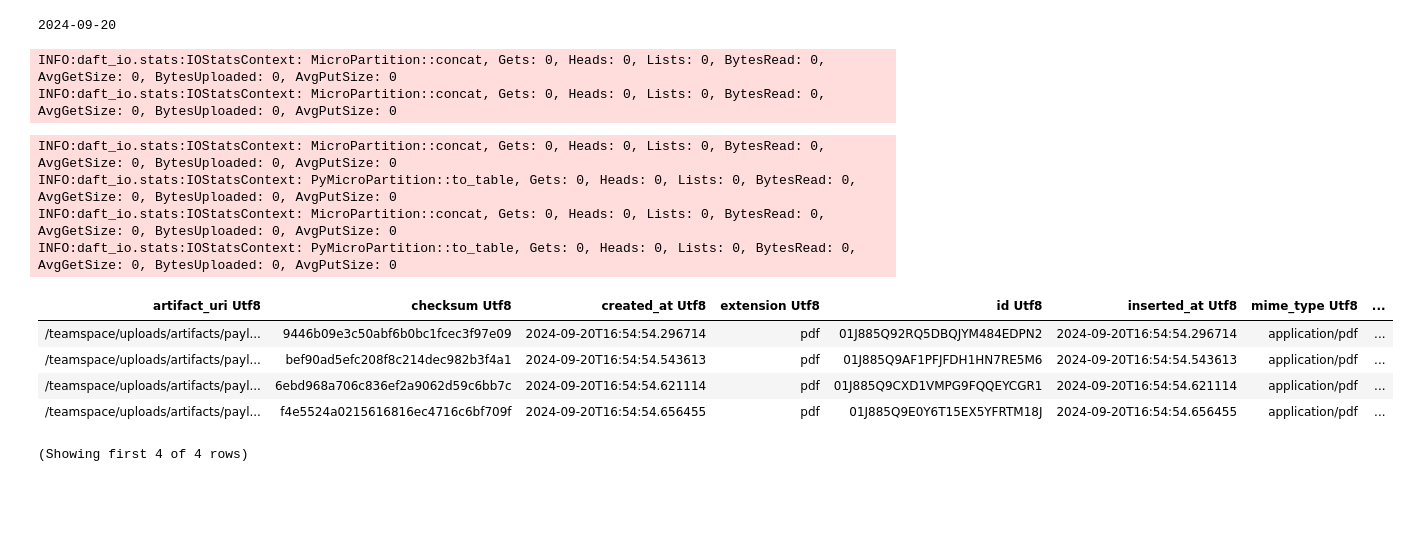
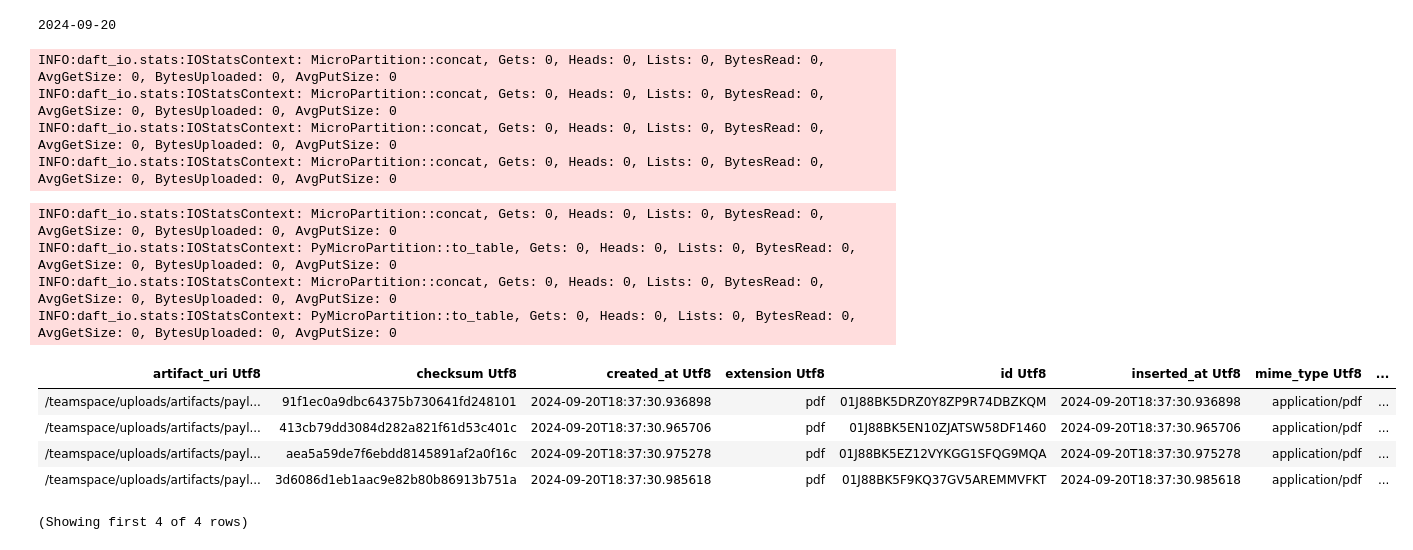
Before and after one commit to Dratos-com/dratos, a Jupyter notebook: examples/notebooks/chat_example.ipynb, the cells around one changed output. Saved outputs shown, nothing was run; the diff lists cells and outputs as text; code cells hidden in the pictures; blank space fills up the shorter version.

Commit message:
chat example running

```diff
--- a/examples/notebooks/chat_example.ipynb
+++ b/examples/notebooks/chat_example.ipynb
@@ -70,25 +72,37 @@ print(str(today))
 # %% [output]
 2024-09-20
 # %%
+artifact_repository = f"/teamspace/uploads/artifacts/payloads/{str(today)}/"
+
 papers = Artifact(files=[
     "/teamspace/studios/this_studio/beta/examples/data/Papers/2401.05459v2.pdf",
     "/teamspace/studios/this_studio/beta/examples/data/Papers/2401.18059.pdf",
     "/teamspace/studios/this_studio/beta/examples/data/Papers/2402.01680v2.pdf",
     "/teamspace/studios/this_studio/beta/examples/data/Papers/2402.01968v1.pdf"
-], uri_prefix=f"/teamspace/uploads/artifacts/payloads/{str(today)}/")
+], uri_prefix=artifact_repository)
+
+br_23_earnings = Artifact(files=[
+    "/teamspace/studios/this_studio/beta/examples/data/Blackrock_23_Earnings/BLK 1Q23 Earnings Release.pdf",
+    "/teamspace/studios/this_studio/beta/examples/data/Blackrock_23_Earnings/BLK 2Q23 Earnings Release.pdf",
+    "/teamspace/studios/this_studio/beta/examples/data/Blackrock_23_Earnings/BLK 3Q23 Earnings Release.pdf",
+    "/teamspace/studios/this_studio/beta/examples/data/Blackrock_23_Earnings/BLK 4Q23 Earnings Release.pdf"
+], uri_prefix=artifact_repository)
 # %% [output]
 INFO:daft_io.stats:IOStatsContext: MicroPartition::concat, Gets: 0, Heads: 0, Lists: 0, BytesRead: 0, AvgGetSize: 0, BytesUploaded: 0, AvgPutSize: 0
 INFO:daft_io.stats:IOStatsContext: MicroPartition::concat, Gets: 0, Heads: 0, Lists: 0, BytesRead: 0, AvgGetSize: 0, BytesUploaded: 0, AvgPutSize: 0
+INFO:daft_io.stats:IOStatsContext: MicroPartition::concat, Gets: 0, Heads: 0, Lists: 0, BytesRead: 0, AvgGetSize: 0, BytesUploaded: 0, AvgPutSize: 0
+INFO:daft_io.stats:IOStatsContext: MicroPartition::concat, Gets: 0, Heads: 0, Lists: 0, BytesRead: 0, AvgGetSize: 0, BytesUploaded: 0, AvgPutSize: 0
 # %%
 papers.df.collect()
+br_23_earnings.df.collect()
 # %% [output]
 INFO:daft_io.stats:IOStatsContext: MicroPartition::concat, Gets: 0, Heads: 0, Lists: 0, BytesRead: 0, AvgGetSize: 0, BytesUploaded: 0, AvgPutSize: 0
 INFO:daft_io.stats:IOStatsContext: PyMicroPartition::to_table, Gets: 0, Heads: 0, Lists: 0, BytesRead: 0, AvgGetSize: 0, BytesUploaded: 0, AvgPutSize: 0
 INFO:daft_io.stats:IOStatsContext: MicroPartition::concat, Gets: 0, Heads: 0, Lists: 0, BytesRead: 0, AvgGetSize: 0, BytesUploaded: 0, AvgPutSize: 0
 INFO:daft_io.stats:IOStatsContext: PyMicroPartition::to_table, Gets: 0, Heads: 0, Lists: 0, BytesRead: 0, AvgGetSize: 0, BytesUploaded: 0, AvgPutSize: 0
 | artifact_uri Utf8 | checksum Utf8 | created_at Utf8 | extension Utf8 | id Utf8 | inserted_at Utf8 | mime_type Utf8 | ... |
-| /teamspace/uploads/artifacts/payl... | 9446b09e3c50abf6b0bc1fcec3f97e09 | 2024-09-20T16:54:54.296714 | pdf | 01J885Q92RQ5DBQJYM484EDPN2 | 2024-09-20T16:54:54.296714 | application/pdf | ... |
-| /teamspace/uploads/artifacts/payl... | bef90ad5efc208f8c214dec982b3f4a1 | 2024-09-20T16:54:54.543613 | pdf | 01J885Q9AF1PFJFDH1HN7RE5M6 | 2024-09-20T16:54:54.543613 | application/pdf | ... |
-| /teamspace/uploads/artifacts/payl... | 6ebd968a706c836ef2a9062d59c6bb7c | 2024-09-20T16:54:54.621114 | pdf | 01J885Q9CXD1VMPG9FQQEYCGR1 | 2024-09-20T16:54:54.621114 | application/pdf | ... |
-| /teamspace/uploads/artifacts/payl... | f4e5524a0215616816ec4716c6bf709f | 2024-09-20T16:54:54.656455 | pdf | 01J885Q9E0Y6T15EX5YFRTM18J | 2024-09-20T16:54:54.656455 | application/pdf | ... |
+| /teamspace/uploads/artifacts/payl... | 91f1ec0a9dbc64375b730641fd248101 | 2024-09-20T18:37:30.936898 | pdf | 01J88BK5DRZ0Y8ZP9R74DBZKQM | 2024-09-20T18:37:30.936898 | application/pdf | ... |
+| /teamspace/uploads/artifacts/payl... | 413cb79dd3084d282a821f61d53c401c | 2024-09-20T18:37:30.965706 | pdf | 01J88BK5EN10ZJATSW58DF1460 | 2024-09-20T18:37:30.965706 | application/pdf | ... |
+| /teamspace/uploads/artifacts/payl... | aea5a59de7f6ebdd8145891af2a0f16c | 2024-09-20T18:37:30.975278 | pdf | 01J88BK5EZ12VYKGG1SFQG9MQA | 2024-09-20T18:37:30.975278 | application/pdf | ... |
+| /teamspace/uploads/artifacts/payl... | 3d6086d1eb1aac9e82b80b86913b751a | 2024-09-20T18:37:30.985618 | pdf | 01J88BK5F9KQ37GV5AREMMVFKT | 2024-09-20T18:37:30.985618 | application/pdf | ... |
 (Showing first 4 of 4 rows)
```
Also changed, not shown: parts of 10 cells of this notebook, 12 other files.
